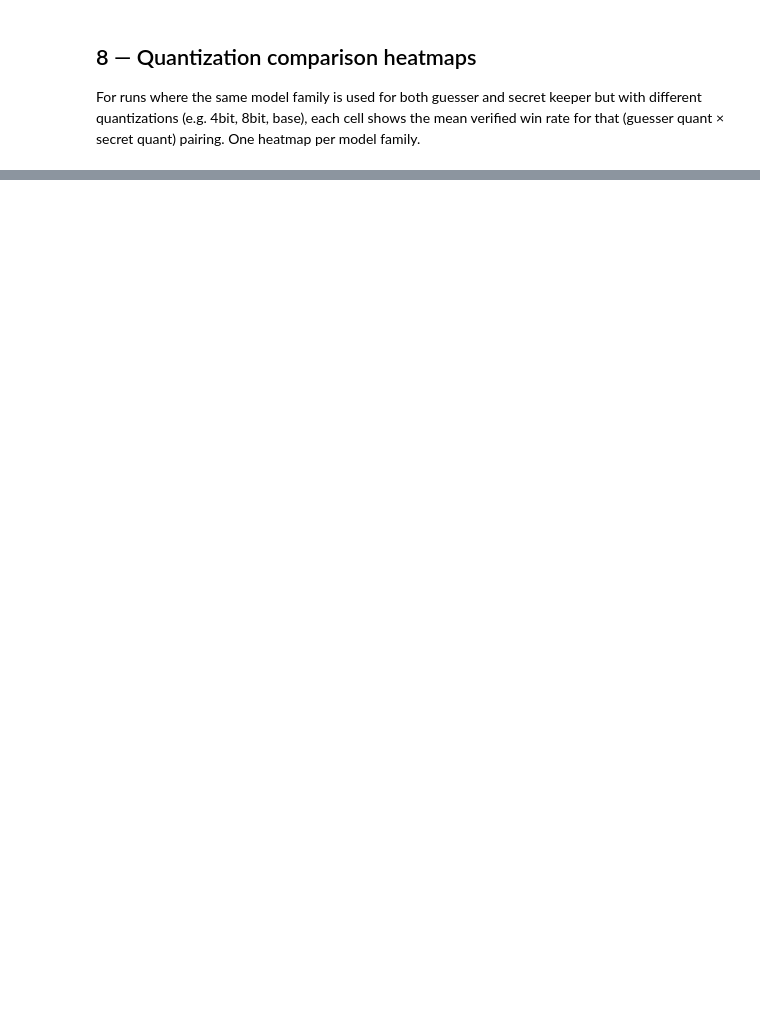
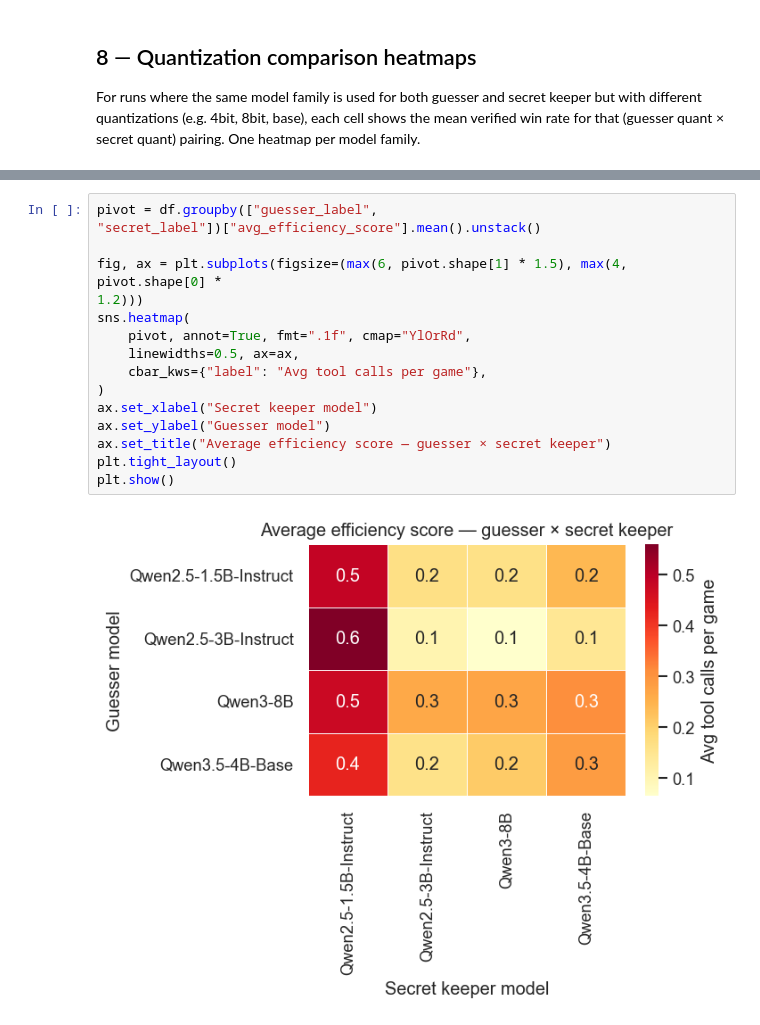
Before and after one commit to jakobahlberg/BA_project, a Jupyter notebook: postprocessing.ipynb, the cells around one changed output, grey strips where cells are left out. Drawn from its saved outputs; the diff is of its cells as text; blank space fills up the shorter version.

```diff
--- a/postprocessing.ipynb
+++ b/postprocessing.ipynb
@@ -329,0 +397,18 @@ for family_name, quant_map in QUANT_FAMILIES.items():
+# %%
+pivot = df.groupby(["guesser_label",
+"secret_label"])["avg_efficiency_score"].mean().unstack()
+
+fig, ax = plt.subplots(figsize=(max(6, pivot.shape[1] * 1.5), max(4, pivot.shape[0] *
+1.2)))
+sns.heatmap(
+    pivot, annot=True, fmt=".1f", cmap="YlOrRd",
+    linewidths=0.5, ax=ax,
+    cbar_kws={"label": "Avg tool calls per game"},
+)
+ax.set_xlabel("Secret keeper model")
+ax.set_ylabel("Guesser model")
+ax.set_title("Average efficiency score — guesser × secret keeper")
+plt.tight_layout()
+plt.show()
+# %% [output]
+[figure, added]
```
Also changed, not shown: parts of 10 cells of this notebook, 4 other files.
